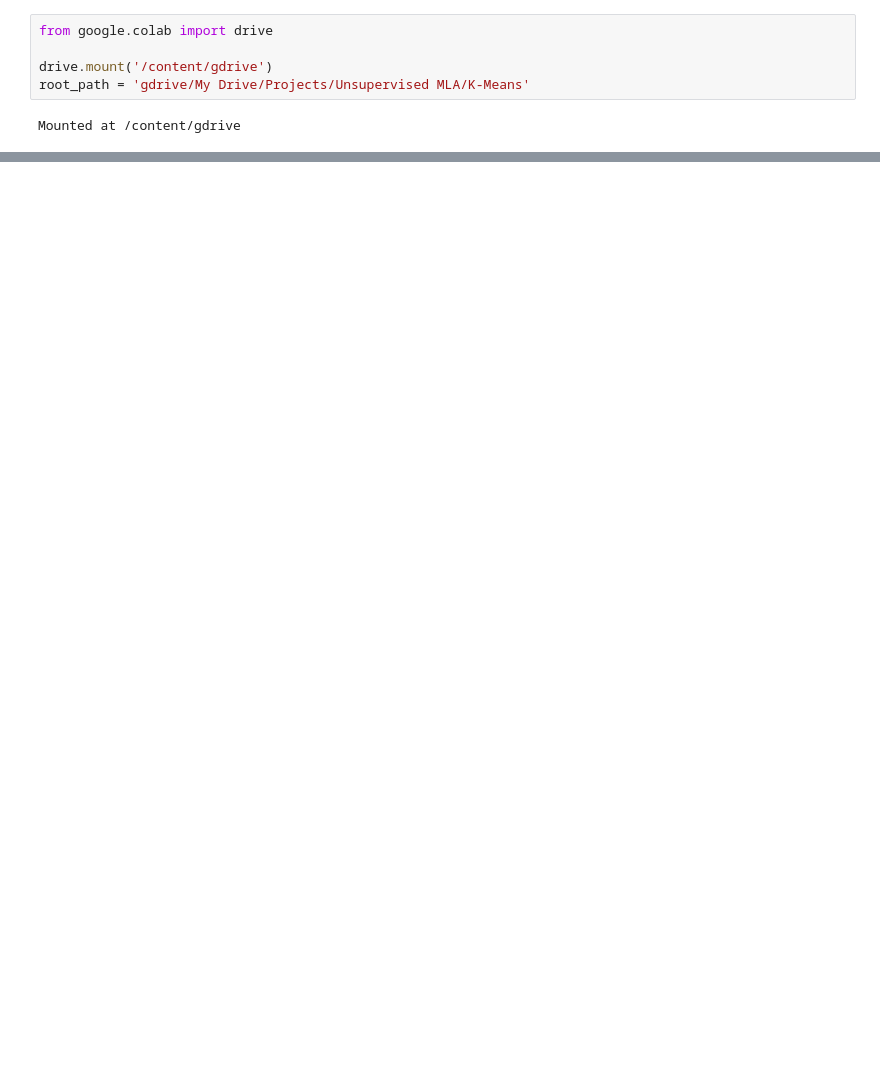
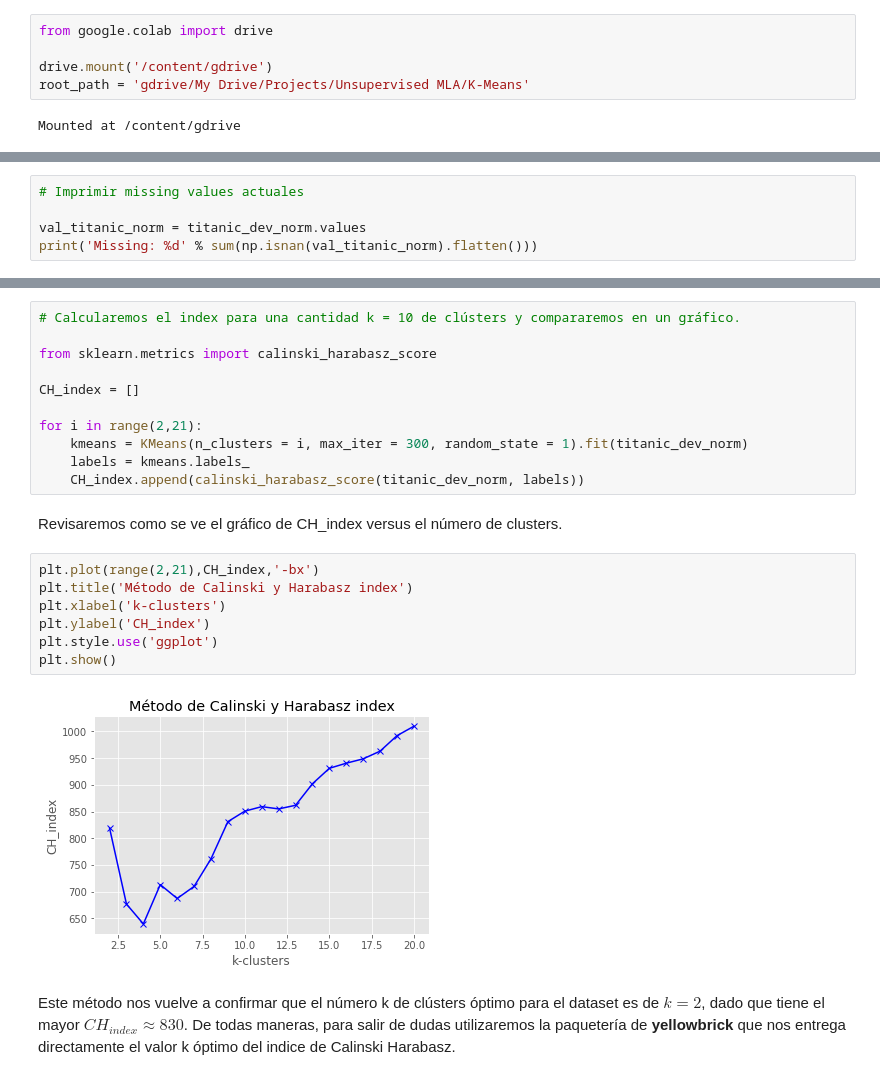
Before and after one commit to leovegamedina/projects-ml, a Jupyter notebook: Titanic_Kmeans_MLCourse.ipynb, the cells around one changed output, grey strips where cells are left out. Cells and saved outputs as stored; diff of their text form; blank space fills up the shorter version.

```diff
--- a/Titanic_Kmeans_MLCourse.ipynb
+++ b/Titanic_Kmeans_MLCourse.ipynb
@@ -23,0 +238,5 @@ titanic_org.head()
+# %%
+# Imprimir missing values actuales
+
+val_titanic_norm = titanic_dev_norm.values
+print('Missing: %d' % sum(np.isnan(val_titanic_norm).flatten()))
@@ -23,0 +325,24 @@ titanic_org.head()
+# %%
+# Calcularemos el index para una cantidad k = 10 de clústers y compararemos en un gráfico.
+
+from sklearn.metrics import calinski_harabasz_score
+
+CH_index = []
+
+for i in range(2,21):
+    kmeans = KMeans(n_clusters = i, max_iter = 300, random_state = 1).fit(titanic_dev_norm)
+    labels = kmeans.labels_
+    CH_index.append(calinski_harabasz_score(titanic_dev_norm, labels))
+# %% [markdown]
+Revisaremos como se ve el gráfico de CH_index versus el número de clusters.
+# %%
+plt.plot(range(2,21),CH_index,'-bx')
+plt.title('Método de Calinski y Harabasz index')
+plt.xlabel('k-clusters')
+plt.ylabel('CH_index')
+plt.style.use('ggplot')
+plt.show()
+# %% [output]
+[figure, added]
+# %% [markdown]
+Este método nos vuelve a confirmar que el número k de clústers óptimo para el dataset es de **$k = 2$**, dado que tiene el mayor $CH_{index} \approx 830$. De todas maneras, para salir de dudas utilizaremos la paquetería de **yellowbrick** que nos entrega directamente el valor k óptimo del indice de Calinski Harabasz.
```
Also changed, not shown: parts of 55 cells of this notebook.
